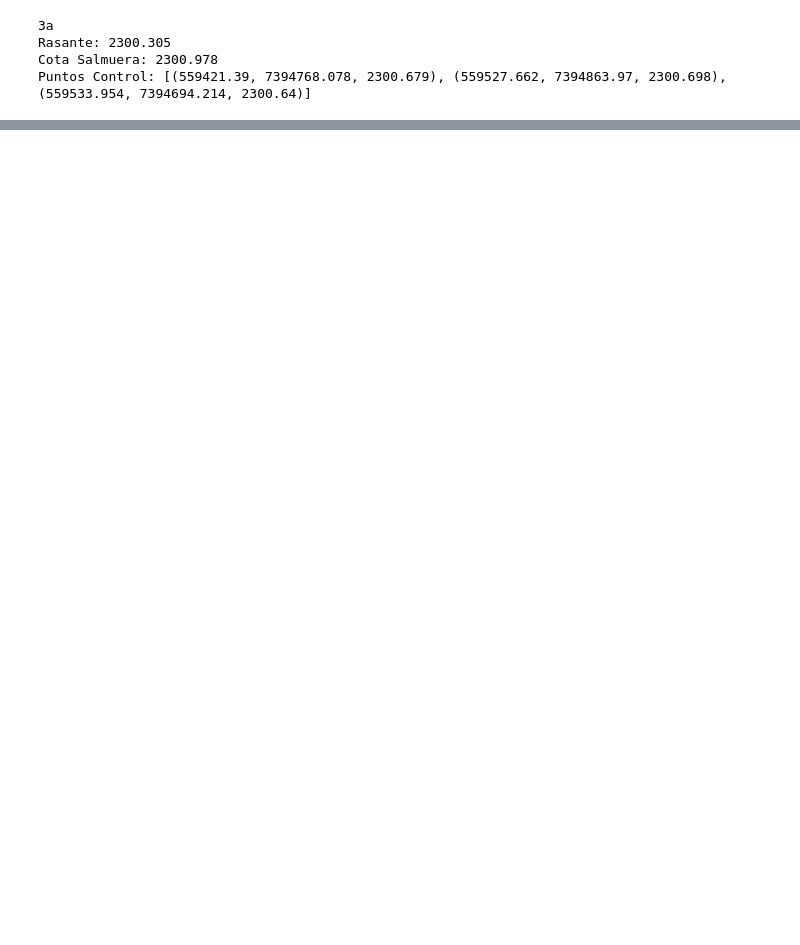
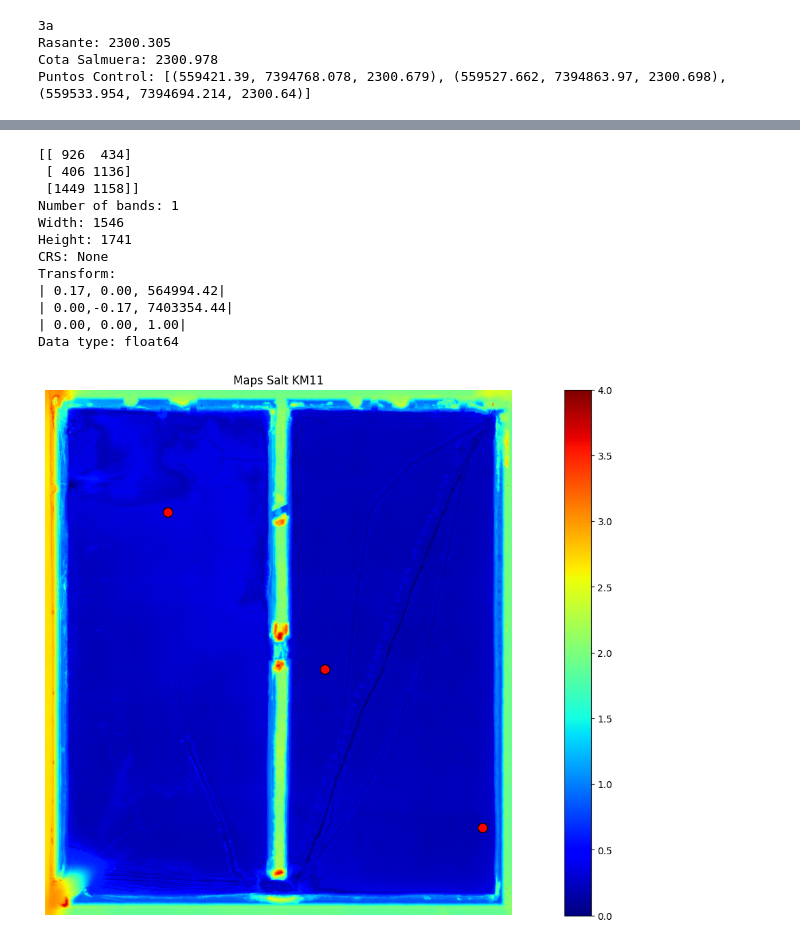
Before and after one commit to Kauel-Chile/sqm_batimetria, a Jupyter notebook: points_comparation.ipynb, the cells around one changed output, grey strips where cells are left out. Saved outputs shown, nothing was run; the diff lists cells and outputs as text; code cells hidden in the pictures; blank space fills up the shorter version.

```diff
--- a/points_comparation.ipynb
+++ b/points_comparation.ipynb
@@ -135,0 +171,54 @@ Cota lidar 2300.705
+# %%
+import numpy as np
+import rasterio
+import matplotlib.pyplot as plt
+
+POZA= 'km11'
+
+i_puntos = pozas.get(POZA,None)
+tiff_path = f'dems/{POZA}.tiff'
+output_path = f'{tiff_path.split(".")[0]}.png'
+
+with rasterio.open(tiff_path) as src:
+    data = src.read()
+
+    transformer = rasterio.transform.AffineTransformer(src.transform)
+    p = np.array([transformer.rowcol(x, y) for x,y,_ in i_puntos])
+    print(p)
+    x,y = p[:,0], p[:,0]
+
+    # Print basic information about the raster
+    print(f'Number of bands: {src.count}')
+    print(f'Width: {src.width}')
+    print(f'Height: {src.height}')
+    print(f'CRS: {src.crs}')
+    print(f'Transform: \n{src.transform}')
+    print(f'Data type: {src.dtypes[0]}')
+
+    # Display the image
+    if src.count == 1:
+        plt.figure(figsize=(20,10))
+        plt.scatter(x,y, color='red', marker='o', s=100, edgecolor='black')
+        plt.imshow(data[0], cmap='jet')
+    else:
+        plt.imshow(data.transpose(1, 2, 0))
+
+    plt.title(f'Maps Salt {POZA.upper()}')
+    plt.colorbar()
+    plt.axis('off')
+    plt.savefig(output_path, dpi=300, bbox_inches='tight')
+    plt.show()
+# %% [output]
+[[ 926  434]
+ [ 406 1136]
+ [1449 1158]]
+Number of bands: 1
+Width: 1546
+Height: 1741
+CRS: None
+Transform:
+| 0.17, 0.00, 564994.42|
+| 0.00,-0.17, 7403354.44|
+| 0.00, 0.00, 1.00|
+Data type: float64
+[figure, added]
```
Also changed, not shown: parts of 2 cells of this notebook.
